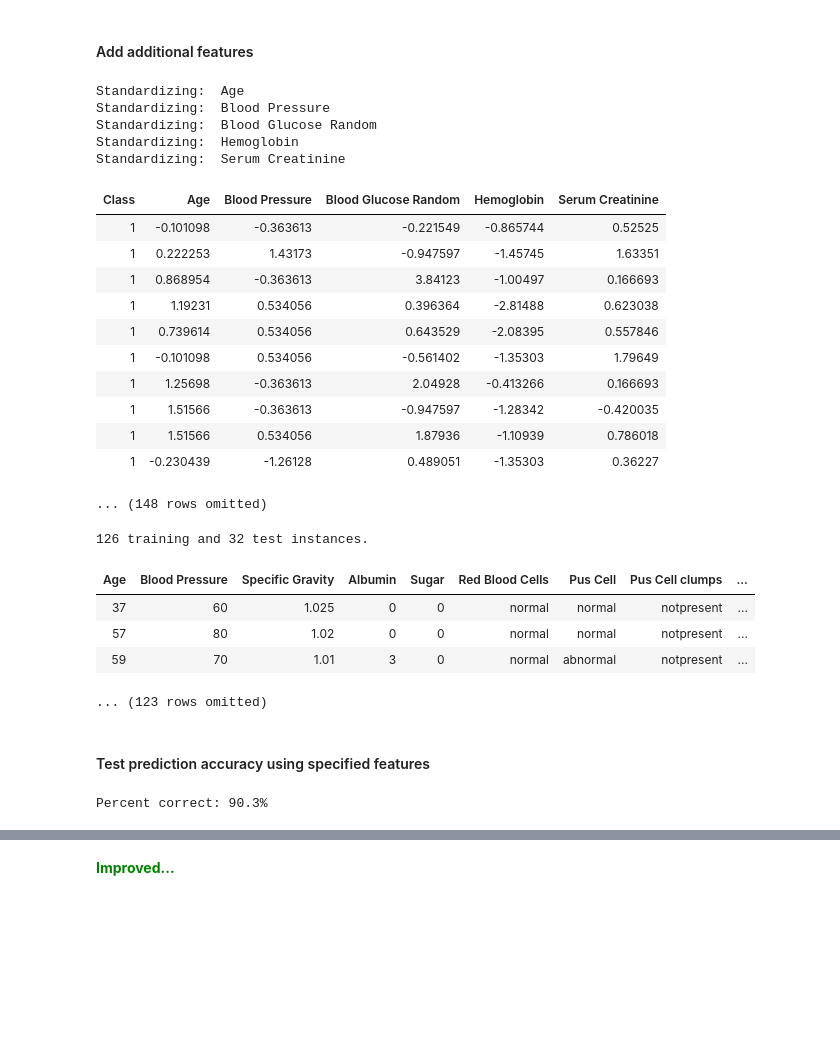
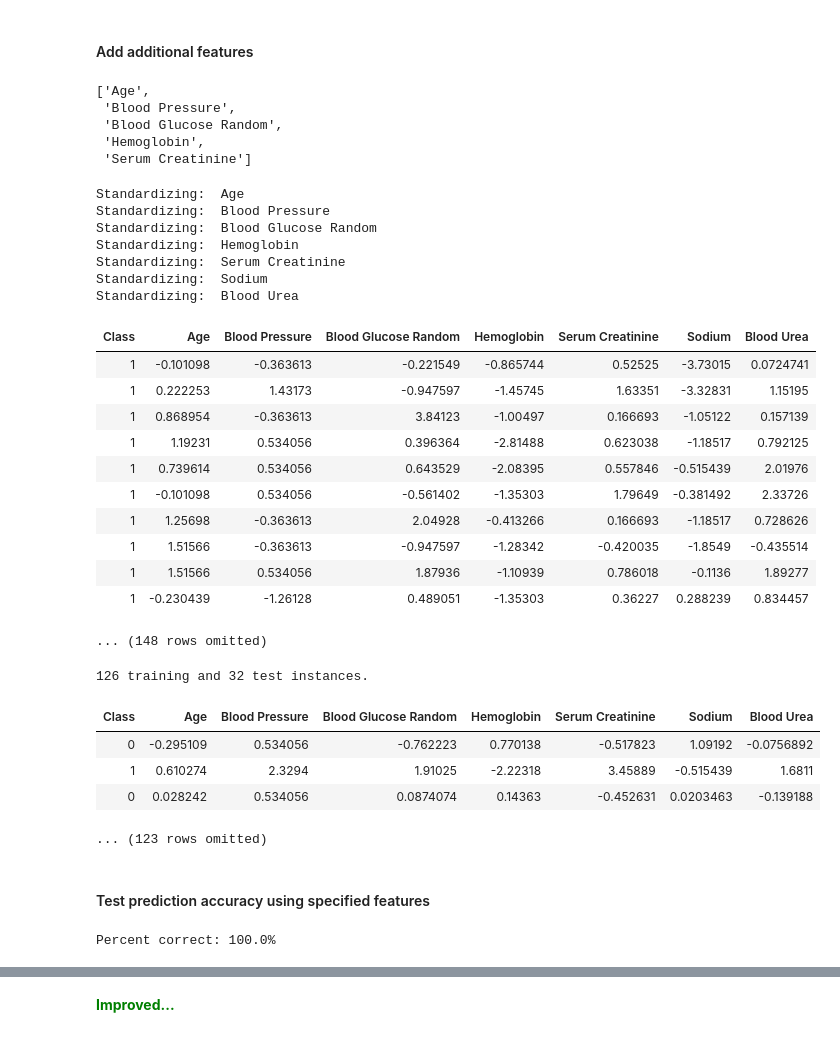
Before and after one commit to laserchemist/dprimer, a Jupyter notebook: k-Nearest_Neighbors_classification.ipynb, the cells around one changed output, grey strips where cells are left out. Drawn from its saved outputs; the diff is of its cells as text; code cells hidden in the pictures; blank space fills up the shorter version.

```diff
--- a/k-Nearest_Neighbors_classification.ipynb
+++ b/k-Nearest_Neighbors_classification.ipynb
@@ -187,9 +248,17 @@ Percent correct: 83.9%
 **<font color=green>Pretty good prediction, let's see if we can do better with additional features**
 # %% [markdown]
 #### Add additional features
+# %%
+features
+# %% [output]
+['Age',
+ 'Blood Pressure',
+ 'Blood Glucose Random',
+ 'Hemoglobin',
+ 'Serum Creatinine']
 # %%
 target = ['Class']
-features = ['Age','Blood Pressure','Blood Glucose Random','Hemoglobin','Serum Creatinine' ]
+features = ['Age','Blood Pressure','Blood Glucose Random','Hemoglobin','Serum Creatinine', 'Sodium', 'Blood Urea' ]
 # %%
 sCKD = CKD.select(target[0])
 # %%
@@ -203,29 +272,31 @@ Standardizing:  Blood Pressure
 Standardizing:  Blood Glucose Random
 Standardizing:  Hemoglobin
 Standardizing:  Serum Creatinine
+Standardizing:  Sodium
+Standardizing:  Blood Urea
-| Class | Age | Blood Pressure | Blood Glucose Random | Hemoglobin | Serum Creatinine |
-| 1 | -0.101098 | -0.363613 | -0.221549 | -0.865744 | 0.52525 |
-| 1 | 0.222253 | 1.43173 | -0.947597 | -1.45745 | 1.63351 |
-| 1 | 0.868954 | -0.363613 | 3.84123 | -1.00497 | 0.166693 |
-| 1 | 1.19231 | 0.534056 | 0.396364 | -2.81488 | 0.623038 |
-| 1 | 0.739614 | 0.534056 | 0.643529 | -2.08395 | 0.557846 |
-| 1 | -0.101098 | 0.534056 | -0.561402 | -1.35303 | 1.79649 |
-| 1 | 1.25698 | -0.363613 | 2.04928 | -0.413266 | 0.166693 |
-| 1 | 1.51566 | -0.363613 | -0.947597 | -1.28342 | -0.420035 |
-| 1 | 1.51566 | 0.534056 | 1.87936 | -1.10939 | 0.786018 |
-| 1 | -0.230439 | -1.26128 | 0.489051 | -1.35303 | 0.36227 |
+| Class | Age | Blood Pressure | Blood Glucose Random | Hemoglobin | Serum Creatinine | Sodium | Blood Urea |
+| 1 | -0.101098 | -0.363613 | -0.221549 | -0.865744 | 0.52525 | -3.73015 | 0.0724741 |
+| 1 | 0.222253 | 1.43173 | -0.947597 | -1.45745 | 1.63351 | -3.32831 | 1.15195 |
+| 1 | 0.868954 | -0.363613 | 3.84123 | -1.00497 | 0.166693 | -1.05122 | 0.157139 |
+| 1 | 1.19231 | 0.534056 | 0.396364 | -2.81488 | 0.623038 | -1.18517 | 0.792125 |
+| 1 | 0.739614 | 0.534056 | 0.643529 | -2.08395 | 0.557846 | -0.515439 | 2.01976 |
+| 1 | -0.101098 | 0.534056 | -0.561402 | -1.35303 | 1.79649 | -0.381492 | 2.33726 |
+| 1 | 1.25698 | -0.363613 | 2.04928 | -0.413266 | 0.166693 | -1.18517 | 0.728626 |
+| 1 | 1.51566 | -0.363613 | -0.947597 | -1.28342 | -0.420035 | -1.8549 | -0.435514 |
+| 1 | 1.51566 | 0.534056 | 1.87936 | -1.10939 | 0.786018 | -0.1136 | 1.89277 |
+| 1 | -0.230439 | -1.26128 | 0.489051 | -1.35303 | 0.36227 | 0.288239 | 0.834457 |
 ... (148 rows omitted)
 # %%
-trainK, testK = CKD.split(int(0.8*CKD.num_rows))
+trainK, testK = sCKD.split(int(0.8*CKD.num_rows))
 print(trainK.num_rows, 'training and', testK.num_rows, 'test instances.')
 
 trainK.show(3)
 # %% [output]
 126 training and 32 test instances.
-| Age | Blood Pressure | Specific Gravity | Albumin | Sugar | Red Blood Cells | Pus Cell | Pus Cell clumps | ... |
-| 37 | 60 | 1.025 | 0 | 0 | normal | normal | notpresent | ... |
-| 57 | 80 | 1.02 | 0 | 0 | normal | normal | notpresent | ... |
-| 59 | 70 | 1.01 | 3 | 0 | normal | abnormal | notpresent | ... |
+| Class | Age | Blood Pressure | Blood Glucose Random | Hemoglobin | Serum Creatinine | Sodium | Blood Urea |
+| 0 | -0.295109 | 0.534056 | -0.762223 | 0.770138 | -0.517823 | 1.09192 | -0.0756892 |
+| 1 | 0.610274 | 2.3294 | 1.91025 | -2.22318 | 3.45889 | -0.515439 | 1.6811 |
+| 0 | 0.028242 | 0.534056 | 0.0874074 | 0.14363 | -0.452631 | 0.0203463 | -0.139188 |
 ... (123 rows omitted)
 # %% [markdown]
 #### Test prediction accuracy using specified features
@@ -233,7 +304,7 @@ trainK.show(3)
 correct = 0
 for i in np.arange(testK.num_rows):
     predict = predict_knn_class(i, trainK, testK, k=8, pr=False)
-    correct += 1*(predict == testK[target[0]][0])
-print(f'Percent correct: {correct/i*100:.1f}%')
+    correct += 1*(predict == testK[target[0]][i])
+print(f'Percent correct: {correct/testK.num_rows*100:.1f}%')
 # %% [output]
-Percent correct: 90.3%
+Percent correct: 100.0%
```
Also changed, not shown: parts of 13 cells of this notebook.
